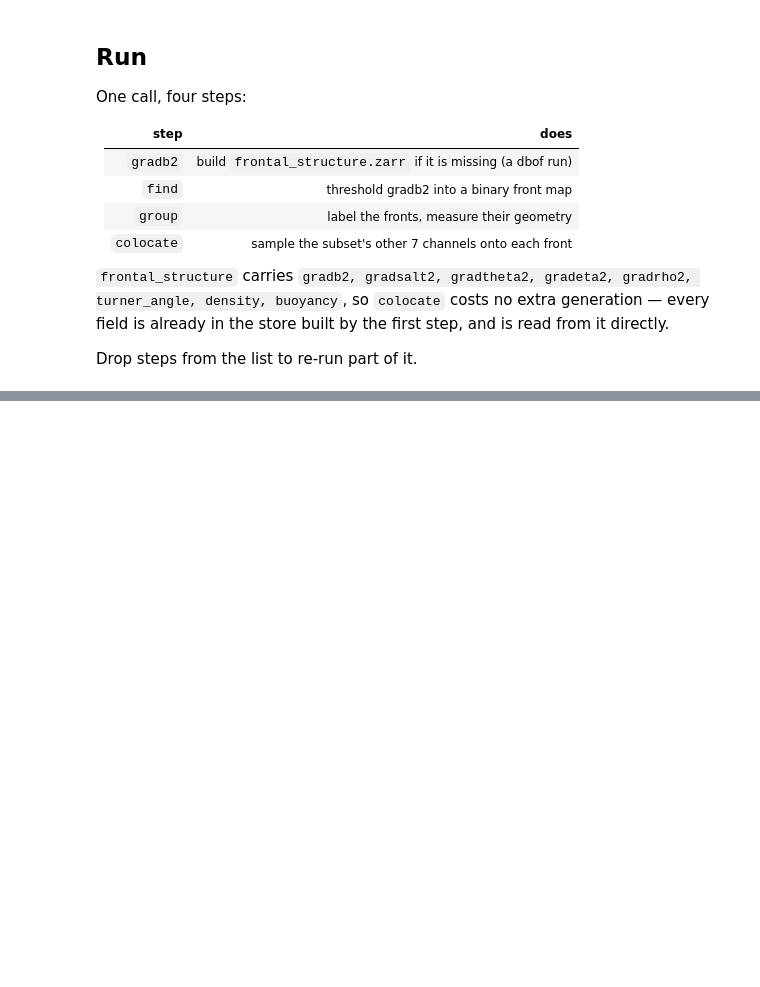
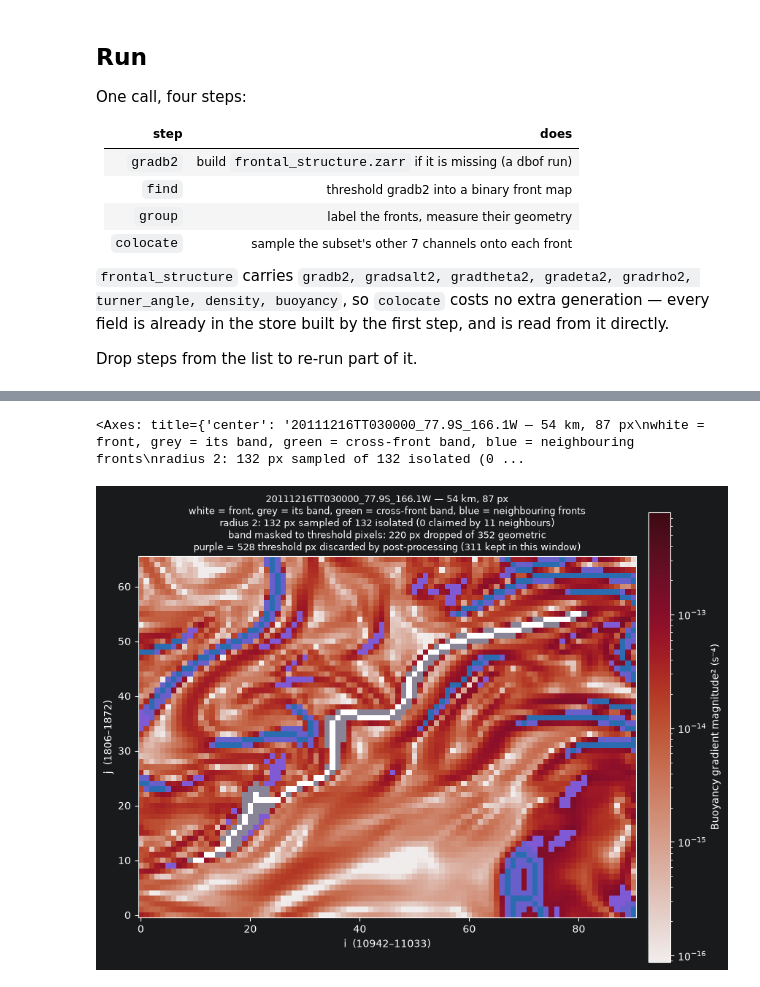
Before and after one commit to Sea-Meets-the-Stars/front-finding, a Jupyter notebook: notebooks/test_run_single_timestep.ipynb, the cells around one changed output, grey strips where cells are left out. Drawn from its saved outputs; the diff is of its cells as text; code cells hidden in the pictures; blank space fills up the shorter version.

```diff
--- a/notebooks/test_run_single_timestep.ipynb
+++ b/notebooks/test_run_single_timestep.ipynb
@@ -278,25 +40,0 @@ window.
-# %%
-longest = geometry.loc[geometry["length_km"].idxmax()]
-row = index[index["label"] == longest["label"]].iloc[0]
-
-pad = 50
-y0, y1 = max(0, int(row.y0) - pad), int(row.y1) + pad
-x0, x1 = max(0, int(row.x0) - pad), int(row.x1) + pad
-
-field = llc_source.read_channel(
-    cfg, TIMESTAMP, "gradb2", "frontal_structure")[y0:y1, x0:x1]
-crop = np.asarray(binary[y0:y1, x0:x1])
-shaded = np.log10(np.clip(field, 1e-20, None))
-
-fig, axes = plt.subplots(1, 2, figsize=(13, 5.5), sharex=True, sharey=True)
-axes[0].imshow(shaded, origin="lower", cmap="magma", aspect="auto")
-axes[0].set_title("log10 gradb2")
-
-axes[1].imshow(shaded, origin="lower", cmap="gray", aspect="auto")
-axes[1].imshow(np.ma.masked_where(~crop, crop), origin="lower",
-               cmap="autumn", aspect="auto", interpolation="nearest")
-axes[1].set_title("fronts found")
-
-fig.suptitle(f"{longest['name']} — {longest['length_km']:,.0f} km, "
-             f"{int(longest['npix']):,} px")
-fig.tight_layout()
@@ -359,0 +424,5 @@ for meta in sorted(Path(RUN_ROOT).glob("*.meta")):
+# %%
+plot_front_dilation(store, 20, show_cross=False, show_dilation=True)# 10)
+# %% [output]
+<Axes: title={'center': '20111216TT030000_77.9S_166.1W — 54 km, 87 px\nwhite = front, grey = its band, green = cross-front band, blue = neighbouring fronts\nradius 2: 132 px sampled of 132 isolated (0 ...
+[figure, added]
```
Also changed, not shown: parts of 35 cells of this notebook, 32 other files.
